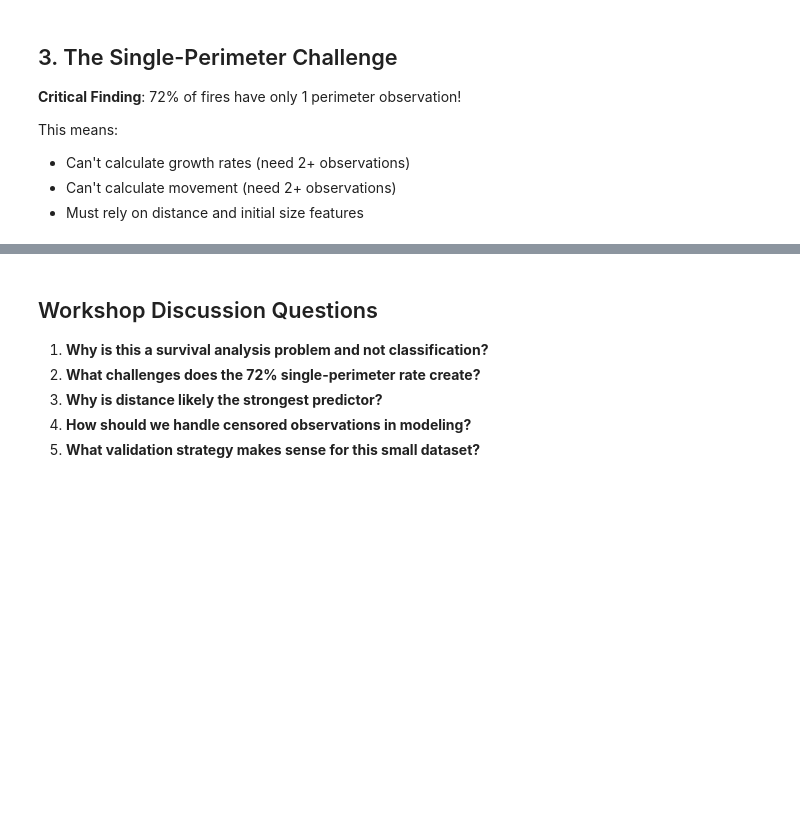
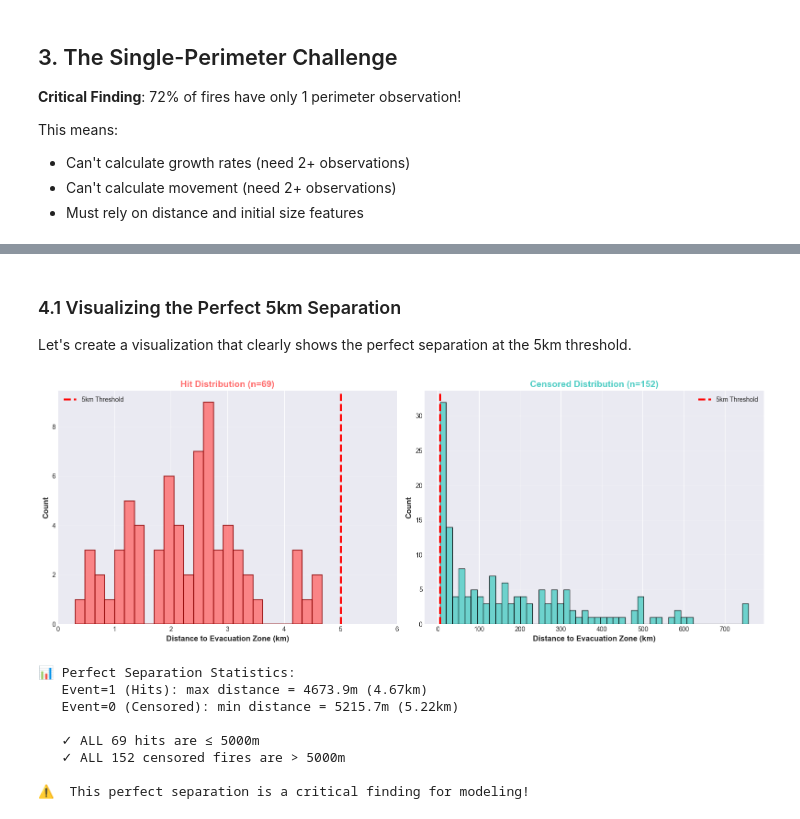
Before and after one commit to kaylenegell/WIDS-Datathon-2026, a Jupyter notebook: keely-eda/exploratory_data_analysis.ipynb, the cells around one changed output, grey strips where cells are left out. Cells and saved outputs as stored; diff of their text form; code cells hidden in the pictures; blank space fills up the shorter version.

```diff
--- a/keely-eda/exploratory_data_analysis.ipynb
+++ b/keely-eda/exploratory_data_analysis.ipynb
@@ -338,8 +811,53 @@ print(f"\n🎯 Fires that hit are MUCH closer on average!")
-# %% [markdown]
-## Workshop Discussion Questions
-
-1. **Why is this a survival analysis problem and not classification?**
-2. **What challenges does the 72% single-perimeter rate create?**
-3. **Why is distance likely the strongest predictor?**
-4. **How should we handle censored observations in modeling?**
-5. **What validation strategy makes sense for this small dataset?**
+# %% [markdown]
+### 4.1 Visualizing the Perfect 5km Separation
+
+Let's create a visualization that clearly shows the perfect separation at the 5km threshold.
+# %%
+# Visualize the perfect 5km separation with separate histograms
+fig, axes = plt.subplots(1, 2, figsize=(16, 6))
+
+# Get hits and censored data
+hits = train_df[train_df['event'] == 1]
+censored = train_df[train_df['event'] == 0]
+
+# Left plot: Hits distribution (0-5km)
+axes[0].hist(hits['dist_min_ci_0_5h']/1000, bins=25, color='#ff6b6b',
+             alpha=0.8, edgecolor='darkred', linewidth=1.5)
+axes[0].axvline(5, color='red', linestyle='--', linewidth=3, label='5km Threshold')
+axes[0].set_xlabel('Distance to Evacuation Zone (km)', fontsize=12, fontweight='bold')
+axes[0].set_ylabel('Count', fontsize=12, fontweight='bold')
+axes[0].set_title(f'Hit Distribution (n={len(hits)})', fontsize=14, fontweight='bold', color='#ff6b6b')
+axes[0].legend(fontsize=10)
+axes[0].grid(axis='y', alpha=0.3)
+axes[0].set_xlim(0, 6)
+
+# Right plot: Censored distribution (5km+)
+axes[1].hist(censored['dist_min_ci_0_5h']/1000, bins=50, color='#4ecdc4',
+             alpha=0.8, edgecolor='black', linewidth=1)
+axes[1].axvline(5, color='red', linestyle='--', linewidth=3, label='5km Threshold')
+axes[1].set_xlabel('Distance to Evacuation Zone (km)', fontsize=12, fontweight='bold')
+axes[1].set_ylabel('Count', fontsize=12, fontweight='bold')
+axes[1].set_title(f'Censored Distribution (n={len(censored)})', fontsize=14, fontweight='bold', color='#4ecdc4')
+axes[1].legend(fontsize=10)
+axes[1].grid(axis='y', alpha=0.3)
+
+plt.tight_layout()
+plt.show()
+
+# Print statistics to confirm perfect separation
+print(f"\n📊 Perfect Separation Statistics:")
+print(f"   Event=1 (Hits): max distance = {hits['dist_min_ci_0_5h'].max():.1f}m ({hits['dist_min_ci_0_5h'].max()/1000:.2f}km)")
+print(f"   Event=0 (Censored): min distance = {censored['dist_min_ci_0_5h'].min():.1f}m ({censored['dist_min_ci_0_5h'].min()/1000:.2f}km)")
+print(f"\n   ✓ ALL {len(hits)} hits are ≤ 5000m")
+print(f"   ✓ ALL {len(censored)} censored fires are > 5000m")
+print(f"\n⚠️  This perfect separation is a critical finding for modeling!")
+# %% [output]
+[figure, added]
+📊 Perfect Separation Statistics:
+   Event=1 (Hits): max distance = 4673.9m (4.67km)
+   Event=0 (Censored): min distance = 5215.7m (5.22km)
+
+   ✓ ALL 69 hits are ≤ 5000m
+   ✓ ALL 152 censored fires are > 5000m
+
+⚠️  This perfect separation is a critical finding for modeling!
```
Also changed, not shown: parts of 21 cells of this notebook, 2 other files.
